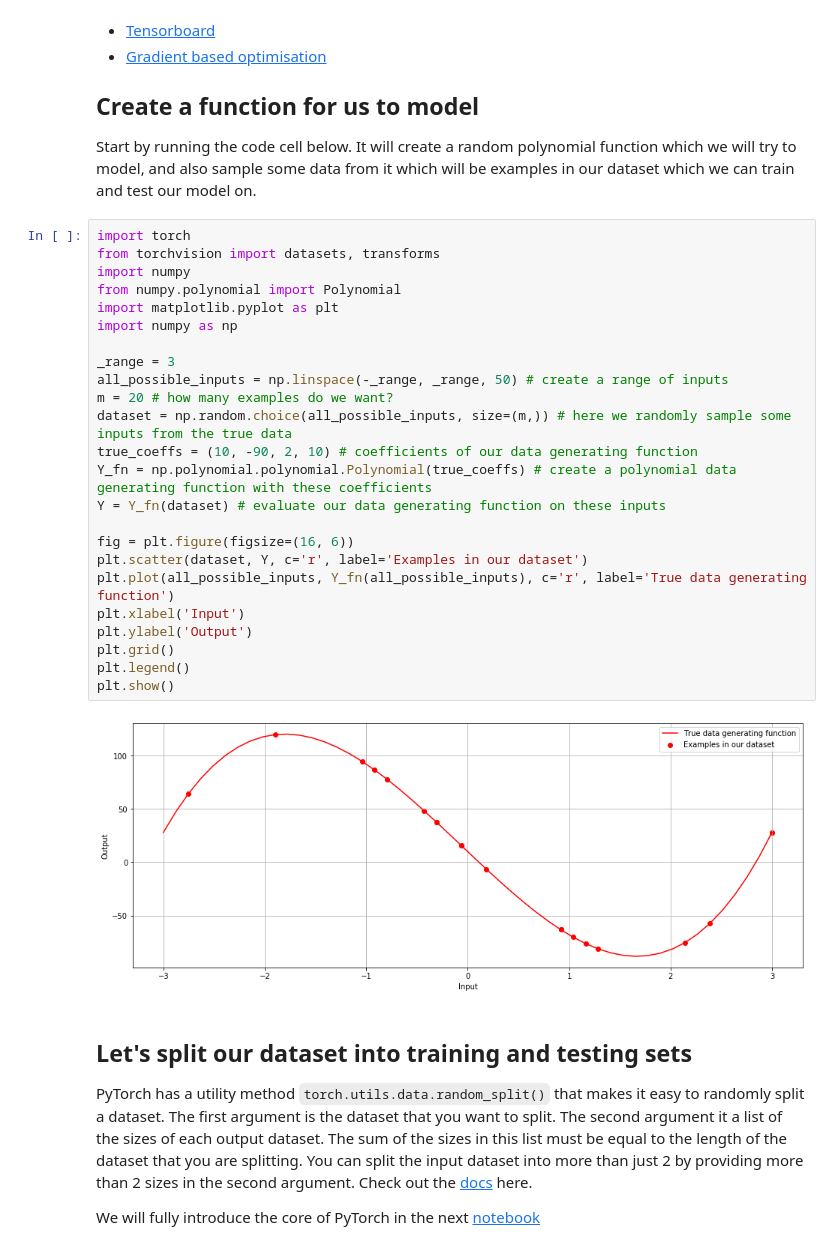
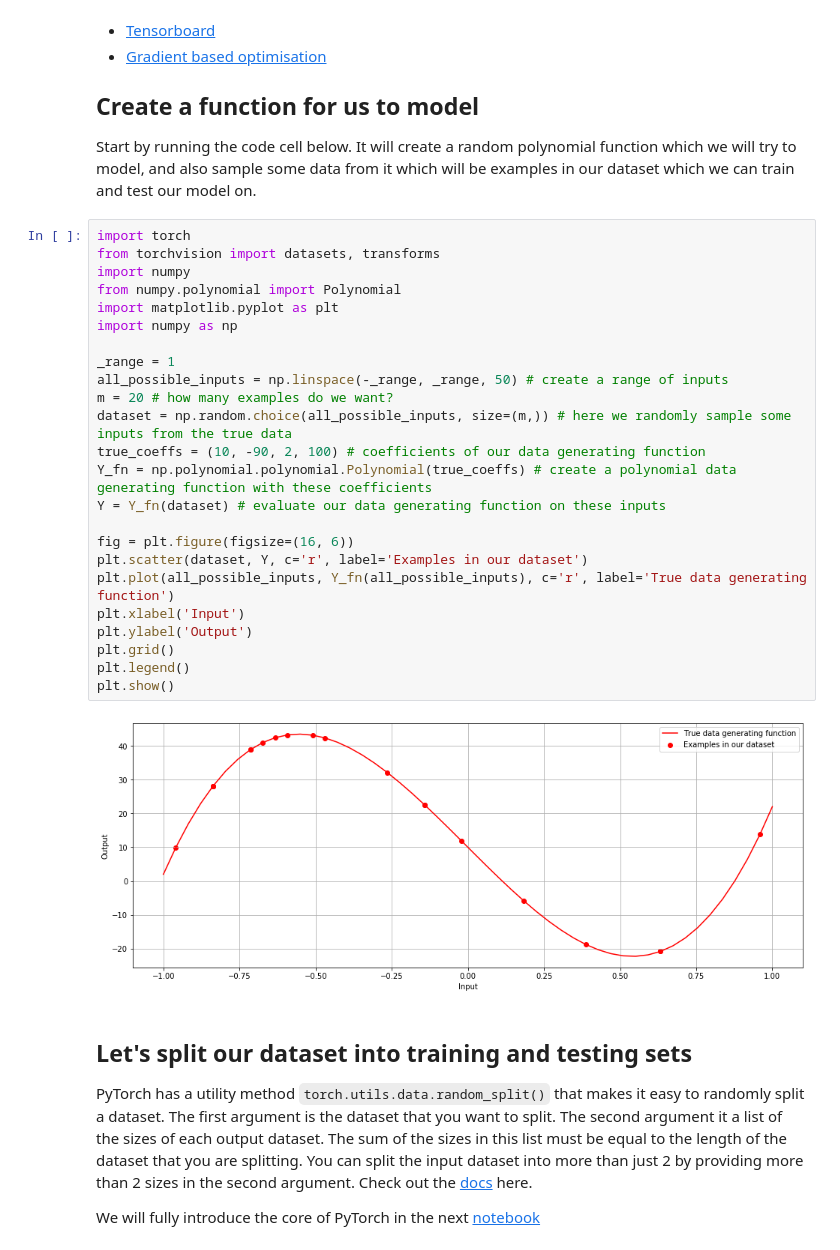
Before and after one commit to AI-Core/Neural-Networks, a Jupyter notebook: Hyperparameters and validation sets.ipynb, the cells around one changed output. Saved outputs shown, nothing was run; the diff lists cells and outputs as text.

```diff
--- a/Hyperparameters and validation sets.ipynb
+++ b/Hyperparameters and validation sets.ipynb
@@ -12,29 +12,29 @@ Start by running the code cell below. It will create a random polynomial functio
 # %%
 import torch
 from torchvision import datasets, transforms
 import numpy
 from numpy.polynomial import Polynomial
 import matplotlib.pyplot as plt
 import numpy as np
 
-_range = 3
+_range = 1
 all_possible_inputs = np.linspace(-_range, _range, 50) # create a range of inputs
 m = 20 # how many examples do we want?
 dataset = np.random.choice(all_possible_inputs, size=(m,)) # here we randomly sample some inputs from the true data
-true_coeffs = (10, -90, 2, 10) # coefficients of our data generating function
+true_coeffs = (10, -90, 2, 100) # coefficients of our data generating function
 Y_fn = np.polynomial.polynomial.Polynomial(true_coeffs) # create a polynomial data generating function with these coefficients
 Y = Y_fn(dataset) # evaluate our data generating function on these inputs
 
 fig = plt.figure(figsize=(16, 6))
 plt.scatter(dataset, Y, c='r', label='Examples in our dataset')
 plt.plot(all_possible_inputs, Y_fn(all_possible_inputs), c='r', label='True data generating function')
 plt.xlabel('Input')
 plt.ylabel('Output')
 plt.grid()
 plt.legend()
 plt.show()
 # %% [output]
-[figure, old version]
+[figure, new version]
 # %% [markdown]
 ## Let's split our dataset into training and testing sets
 
```
Also changed, not shown: parts of 2 cells of this notebook.
